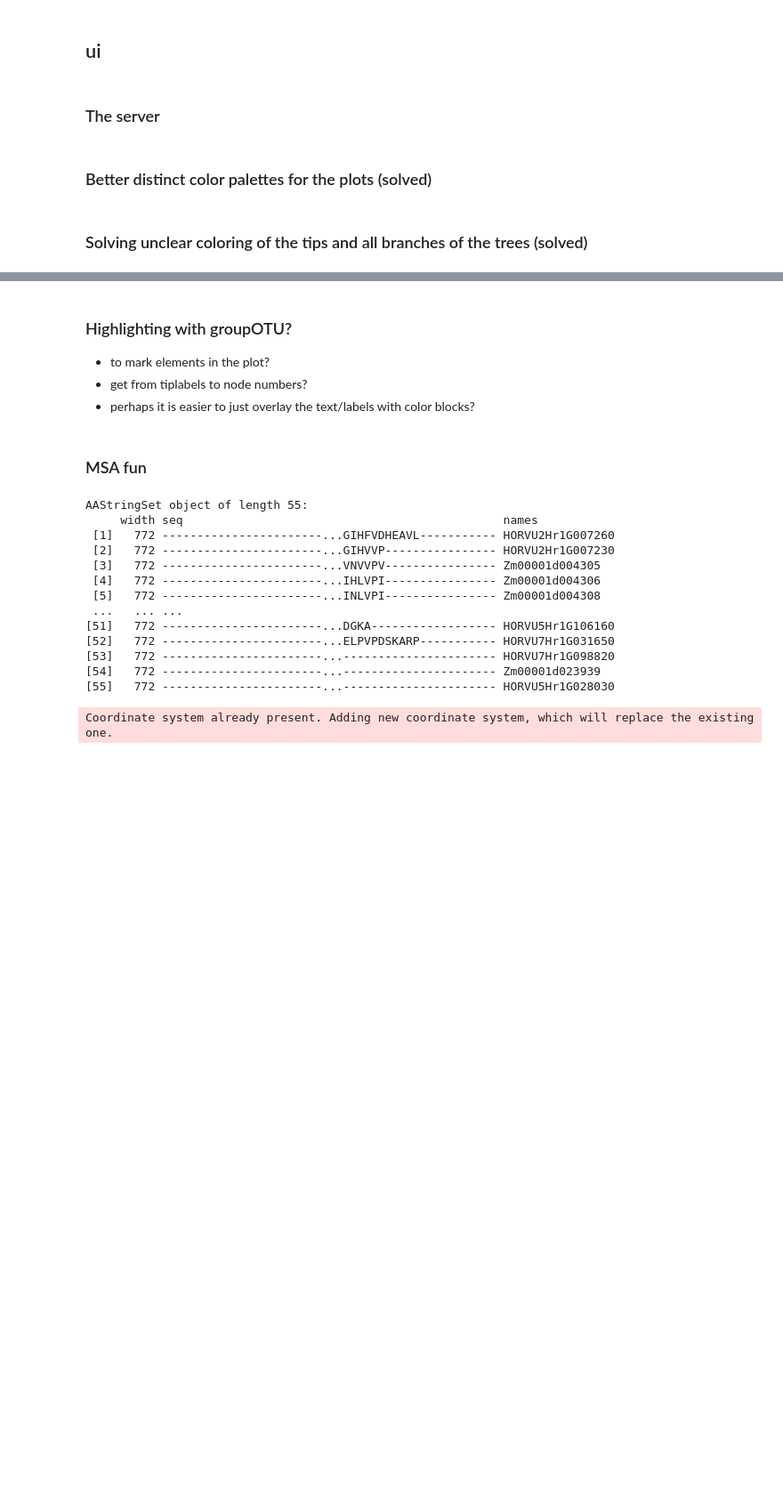
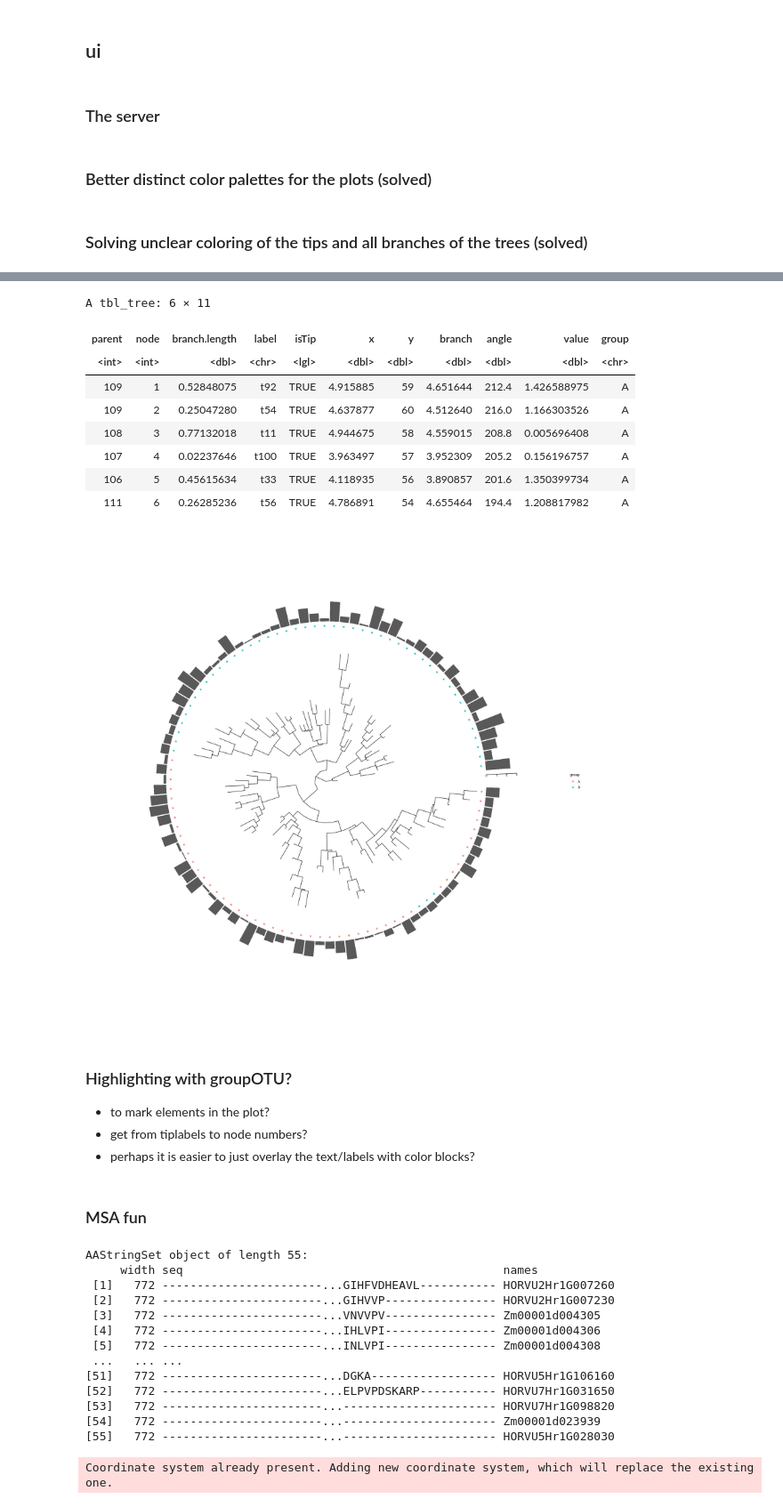
Before and after one commit to tgstoecker/A2TEA.WebApp, a Jupyter notebook: shiny_tests.ipynb, the cells around one changed output, grey strips where cells are left out. Shown at 89% size. Drawn from its saved outputs; the diff is of its cells as text; code cells hidden in the pictures; blank space fills up the shorter version.

Commit message:
solved aesthetic mapping issue due to geom_fruit ;D - inherit.aes = FALSE/TRUE in every level allows fine tuning which was necessary

```diff
--- a/shiny_tests.ipynb
+++ b/shiny_tests.ipynb
@@ -1126,3 +1522,83 @@ el <- list()
+# %%
+library(ggtree)
+library(ggplot2)
+library(ggstar)
+set.seed(1024)
+tr <- rtree(100)
+dd = data.frame(id=tr$tip.label, value=abs(rnorm(100)))
+dt = data.frame(id=tr$tip.label, group=c(rep("A",50),rep("B",50)))
+p <- ggtree(tr, layout="circular")
+
+p1 <- p +
+      geom_fruit(
+          data=dt,
+          geom=geom_star,
+          mapping=aes(y=id, fill=group),
+          size=2.5,
+          starstroke=0
+      )
+p2 <- p1 +
+      geom_fruit(
+          data=dd,
+          geom=geom_bar,
+          mapping=aes(x=value, y=id),
+          orientation="y",
+          stat="identity"
+      )
+
+p3 <- fruit_plot(
+           p=p,
+           data=dt,
+           geom=geom_star,
+           mapping=aes(y=id, fill=group),
+           size=2.5,
+           starstroke=0
+      )
+
+p4 <- fruit_plot(
+           p=p3,
+           data=dd,
+           geom=geom_bar,
+           mapping=aes(x=value, y=id),
+           orientation="y",
+           stat="identity"
+      )
+p <- p %<+% dd %<+% dt
+p5 <- p +
+      geom_fruit(
+          geom = geom_star,
+          mapping = aes(y=id, fill=group),
+          size = 2.5,
+          starstroke = 0
+      ) +
+      geom_fruit(
+          geom = geom_bar,
+          mapping = aes(x=value, y=id),
+          orientation = "y",
+          stat = 'identity',
+          axis.params =
+                                 list(
+                                   axis = "x",
+                                   text.size = 3,
+                                   # nbreak - variable or function accepted here?
+                                   nbreak = 3,
+                                   line.size = 0.5,
+                                   line.color = "black"
+                                 )
+      )
+
+head(p$data)
+# %% [output]
+A tbl_tree: 6 × 11
+| parent | node | branch.length | label | isTip | x | y | branch | angle | value | group |
+| <int> | <int> | <dbl> | <chr> | <lgl> | <dbl> | <dbl> | <dbl> | <dbl> | <dbl> | <chr> |
+| 109 | 1 | 0.52848075 | t92 | TRUE | 4.915885 | 59 | 4.651644 | 212.4 | 1.426588975 | A |
+| 109 | 2 | 0.25047280 | t54 | TRUE | 4.637877 | 60 | 4.512640 | 216.0 | 1.166303526 | A |
+| 108 | 3 | 0.77132018 | t11 | TRUE | 4.944675 | 58 | 4.559015 | 208.8 | 0.005696408 | A |
+| 107 | 4 | 0.02237646 | t100 | TRUE | 3.963497 | 57 | 3.952309 | 205.2 | 0.156196757 | A |
+| 106 | 5 | 0.45615634 | t33 | TRUE | 4.118935 | 56 | 3.890857 | 201.6 | 1.350399734 | A |
+| 111 | 6 | 0.26285236 | t56 | TRUE | 4.786891 | 54 | 4.655464 | 194.4 | 1.208817982 | A |
+[figure, added]
 # %% [markdown]
 ### Highlighting with groupOTU?
 - to mark elements in the plot?
```
Also changed, not shown: parts of 9 cells of this notebook.
